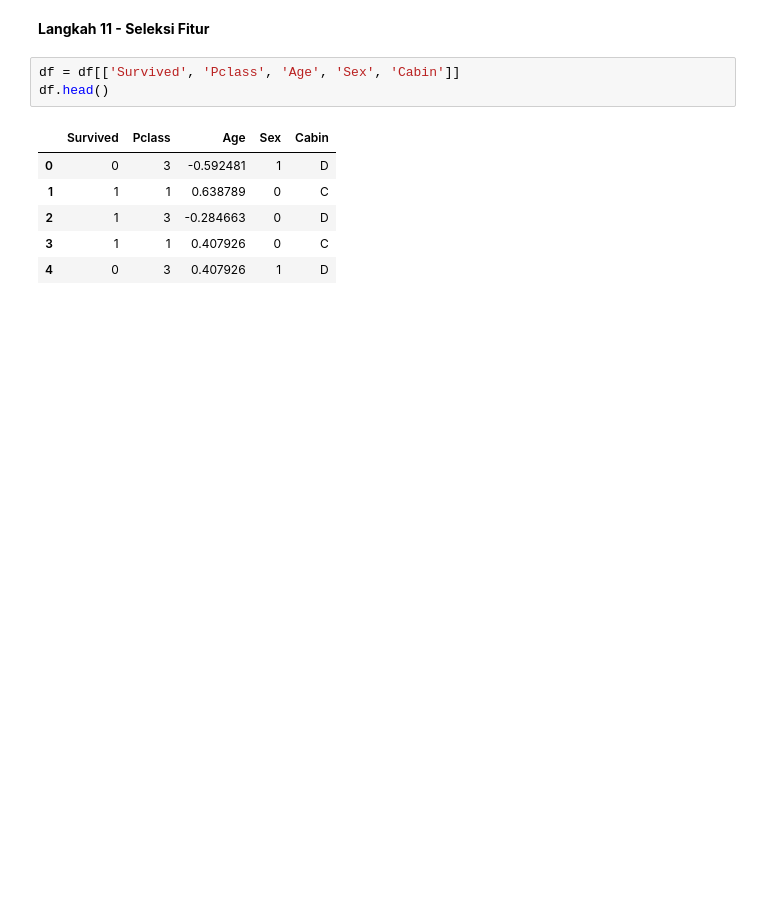
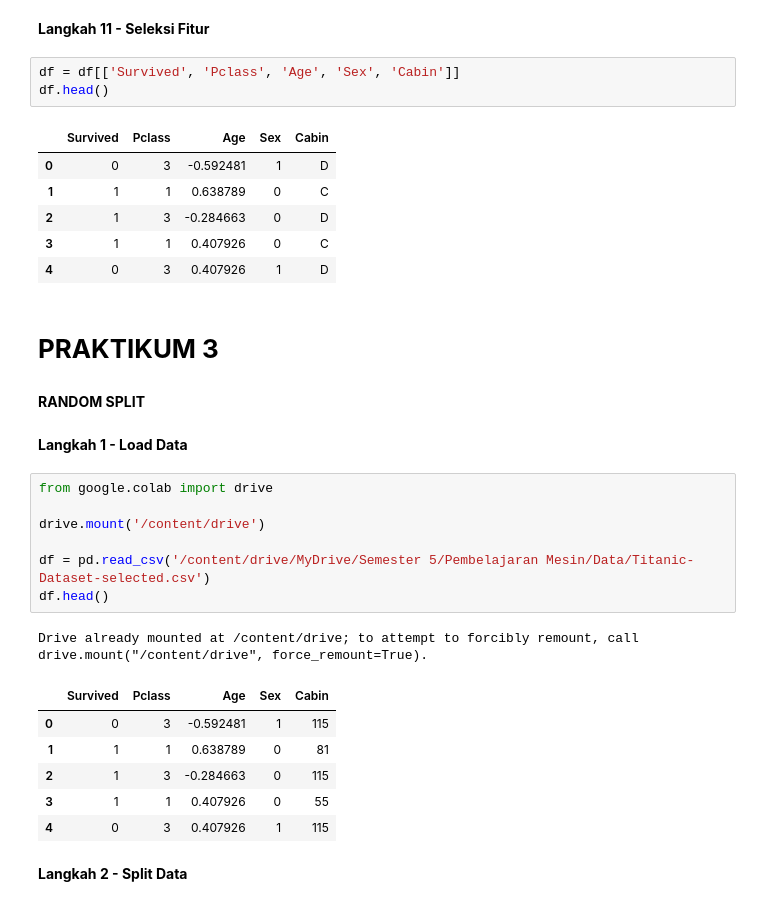
Before and after one commit to nurilhuda05/Pembelajaran_Mesin_2026, a Jupyter notebook: TG3_244107020004_Muhammad_Nuril_Huda.ipynb, the cells around one changed output. Drawn from its saved outputs; the diff is of its cells as text; blank space fills up the shorter version.

Commit message:
Praktikum 3 Pertemuan 3

```diff
--- a/TG3_244107020004_Muhammad_Nuril_Huda.ipynb
+++ b/TG3_244107020004_Muhammad_Nuril_Huda.ipynb
@@ -368,3 +368,26 @@ df.head()
 | 2 | 1 | 3 | -0.284663 | 0 | D |
 | 3 | 1 | 1 | 0.407926 | 0 | C |
 | 4 | 0 | 3 | 0.407926 | 1 | D |
+# %% [markdown]
+# **PRAKTIKUM 3**
+# %% [markdown]
+**RANDOM SPLIT**
+# %% [markdown]
+**Langkah 1 - Load Data**
+# %%
+from google.colab import drive
+
+drive.mount('/content/drive')
+
+df = pd.read_csv('/content/drive/MyDrive/Semester 5/Pembelajaran Mesin/Data/Titanic-Dataset-selected.csv')
+df.head()
+# %% [output]
+Drive already mounted at /content/drive; to attempt to forcibly remount, call drive.mount("/content/drive", force_remount=True).
+|  | Survived | Pclass | Age | Sex | Cabin |
+| 0 | 0 | 3 | -0.592481 | 1 | 115 |
+| 1 | 1 | 1 | 0.638789 | 0 | 81 |
+| 2 | 1 | 3 | -0.284663 | 0 | 115 |
+| 3 | 1 | 1 | 0.407926 | 0 | 55 |
+| 4 | 0 | 3 | 0.407926 | 1 | 115 |
+# %% [markdown]
+**Langkah 2 - Split Data**
```
Also changed, not shown: parts of 16 cells of this notebook.
